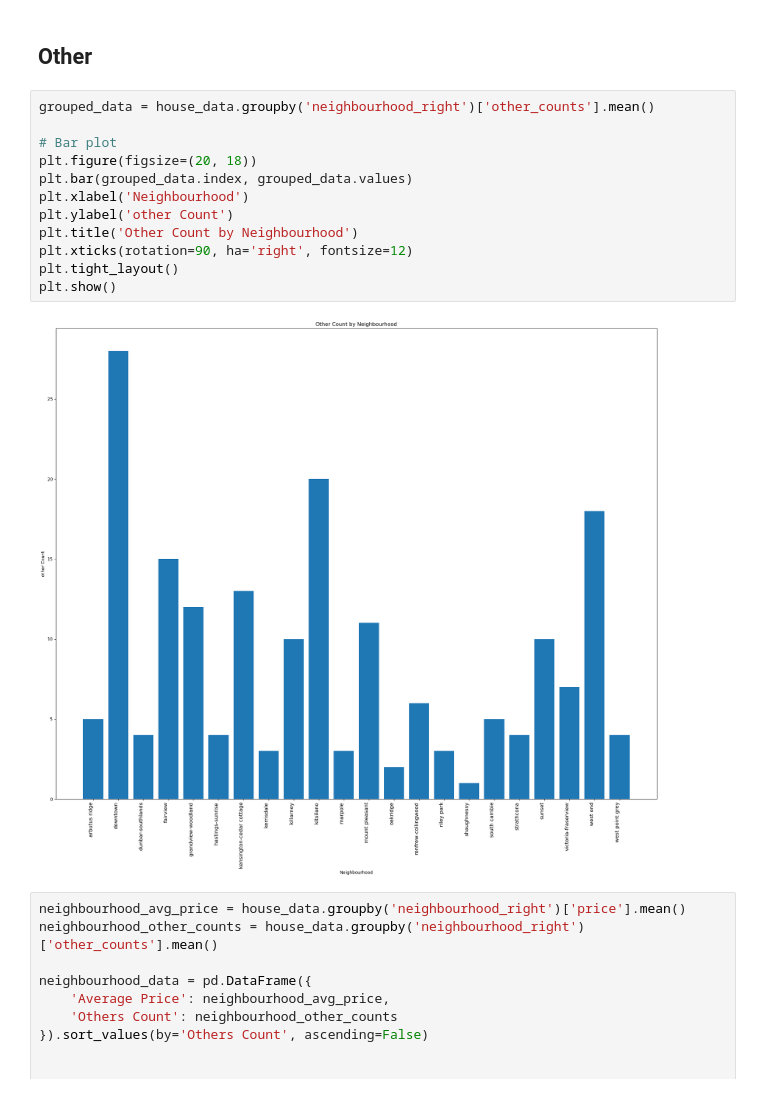
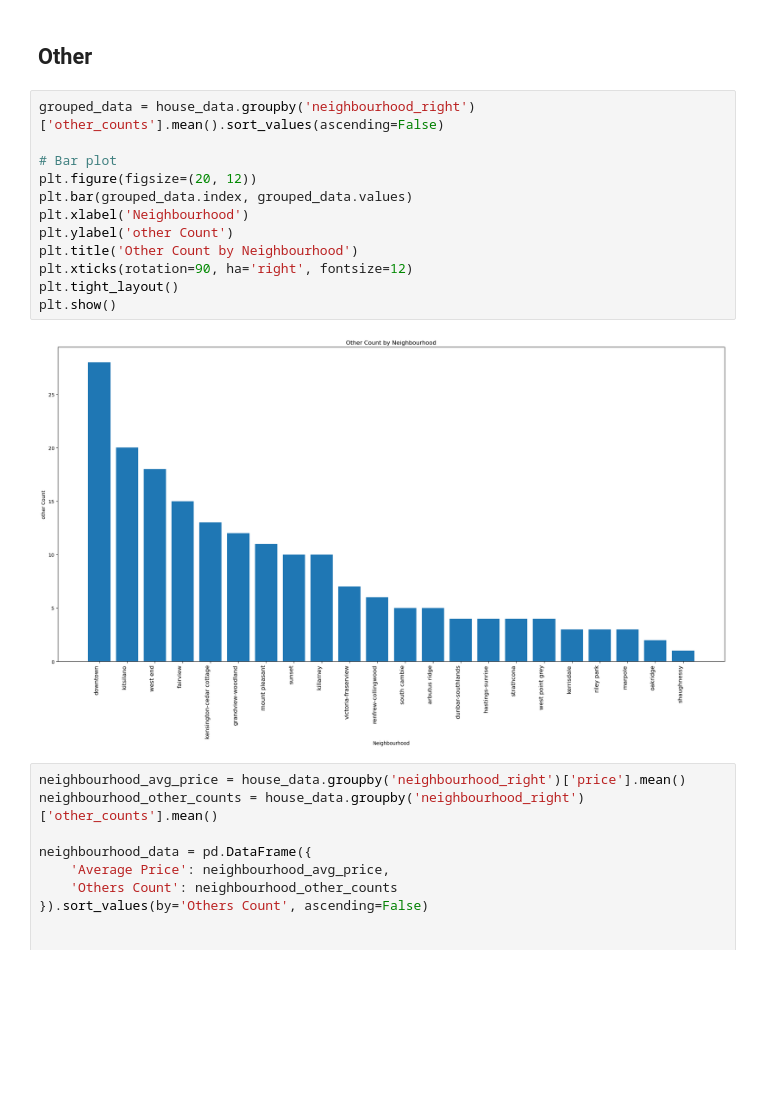
Before and after one commit to Manisha-Gamage/Big-Project---CME538-TechnoSisters, a Jupyter notebook: Codes/EDA/Neatby Feature Vancouver.ipynb, the cells around one changed output. Cells and saved outputs as stored; diff of their text form; blank space fills up the shorter version.

```diff
--- a/Codes/EDA/Neatby Feature Vancouver.ipynb
+++ b/Codes/EDA/Neatby Feature Vancouver.ipynb
@@ -805,19 +806,19 @@ plt.show()
 # %% [markdown]
 ## Other
 # %%
-grouped_data = house_data.groupby('neighbourhood_right')['other_counts'].mean()
+grouped_data = house_data.groupby('neighbourhood_right')['other_counts'].mean().sort_values(ascending=False)
 
 # Bar plot
-plt.figure(figsize=(20, 18))
+plt.figure(figsize=(20, 12))
 plt.bar(grouped_data.index, grouped_data.values)
 plt.xlabel('Neighbourhood')
 plt.ylabel('other Count')
 plt.title('Other Count by Neighbourhood')
 plt.xticks(rotation=90, ha='right', fontsize=12)
 plt.tight_layout()
 plt.show()
 # %% [output]
-[figure, old version]
+[figure, new version]
 # %%
 neighbourhood_avg_price = house_data.groupby('neighbourhood_right')['price'].mean()
 neighbourhood_other_counts = house_data.groupby('neighbourhood_right')['other_counts'].mean()
```
Also changed, not shown: parts of 10 cells of this notebook, 1 other file.
